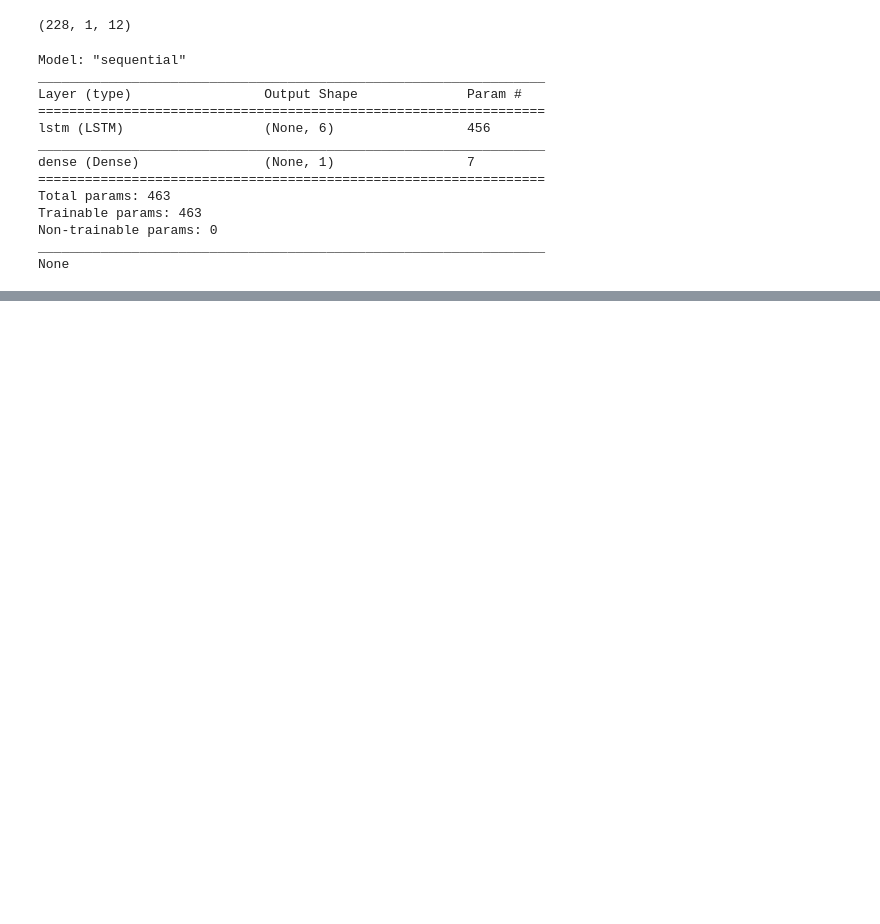
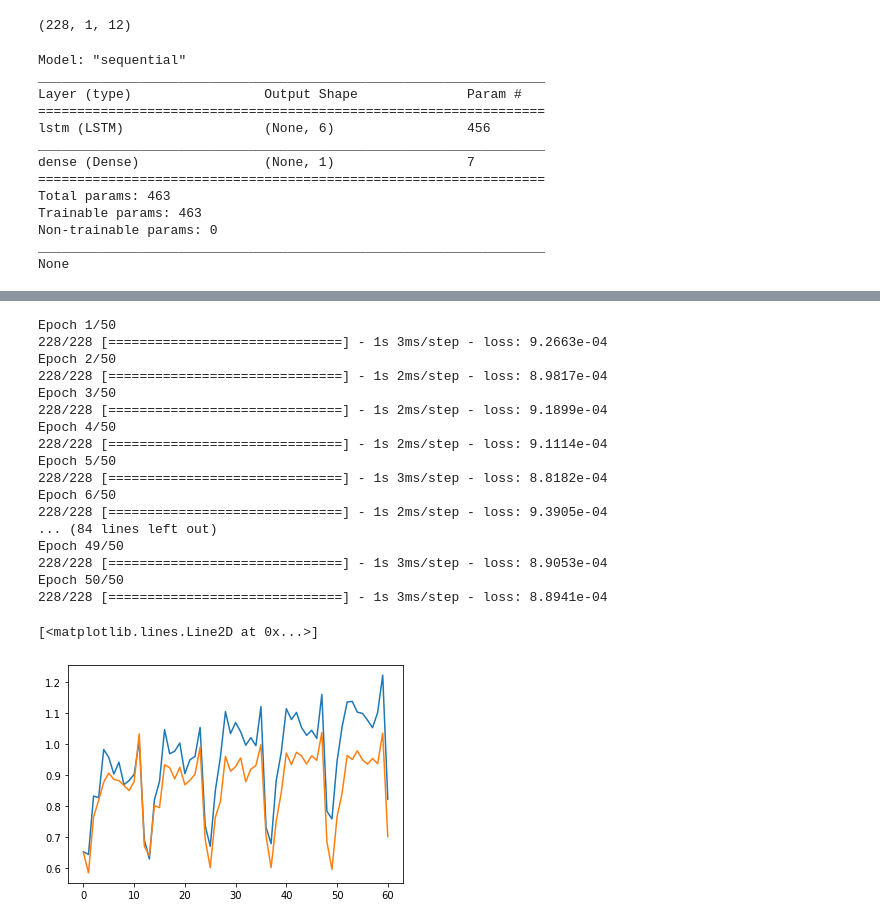
Before and after one commit to rparthas/data, a Jupyter notebook: ML/rnn.ipynb, the cells around one changed output, grey strips where cells are left out. Cells and saved outputs as stored; diff of their text form; code cells hidden in the pictures; blank space fills up the shorter version.

```diff
--- a/ML/rnn.ipynb
+++ b/ML/rnn.ipynb
@@ -288,0 +330,26 @@ Epoch 00023: early stopping
+# %%
+k.clear_session()
+model.fit(X_train_t,y_train,epochs=50,batch_size=1,verbose=1)
+y_pred = model.predict(X_test_t)
+plt.plot(y_test)
+plt.plot(y_pred)
+# %% [output]
+Epoch 1/50
+228/228 [==============================] - 1s 3ms/step - loss: 9.2663e-04
+Epoch 2/50
+228/228 [==============================] - 1s 2ms/step - loss: 8.9817e-04
+Epoch 3/50
+228/228 [==============================] - 1s 2ms/step - loss: 9.1899e-04
+Epoch 4/50
+228/228 [==============================] - 1s 2ms/step - loss: 9.1114e-04
+Epoch 5/50
+228/228 [==============================] - 1s 3ms/step - loss: 8.8182e-04
+Epoch 6/50
+228/228 [==============================] - 1s 2ms/step - loss: 9.3905e-04
+... (84 lines left out)
+Epoch 49/50
+228/228 [==============================] - 1s 3ms/step - loss: 8.9053e-04
+Epoch 50/50
+228/228 [==============================] - 1s 3ms/step - loss: 8.8941e-04
+[<matplotlib.lines.Line2D at 0x...>]
+[figure, added]
```
Also changed, not shown: parts of 14 cells of this notebook.
